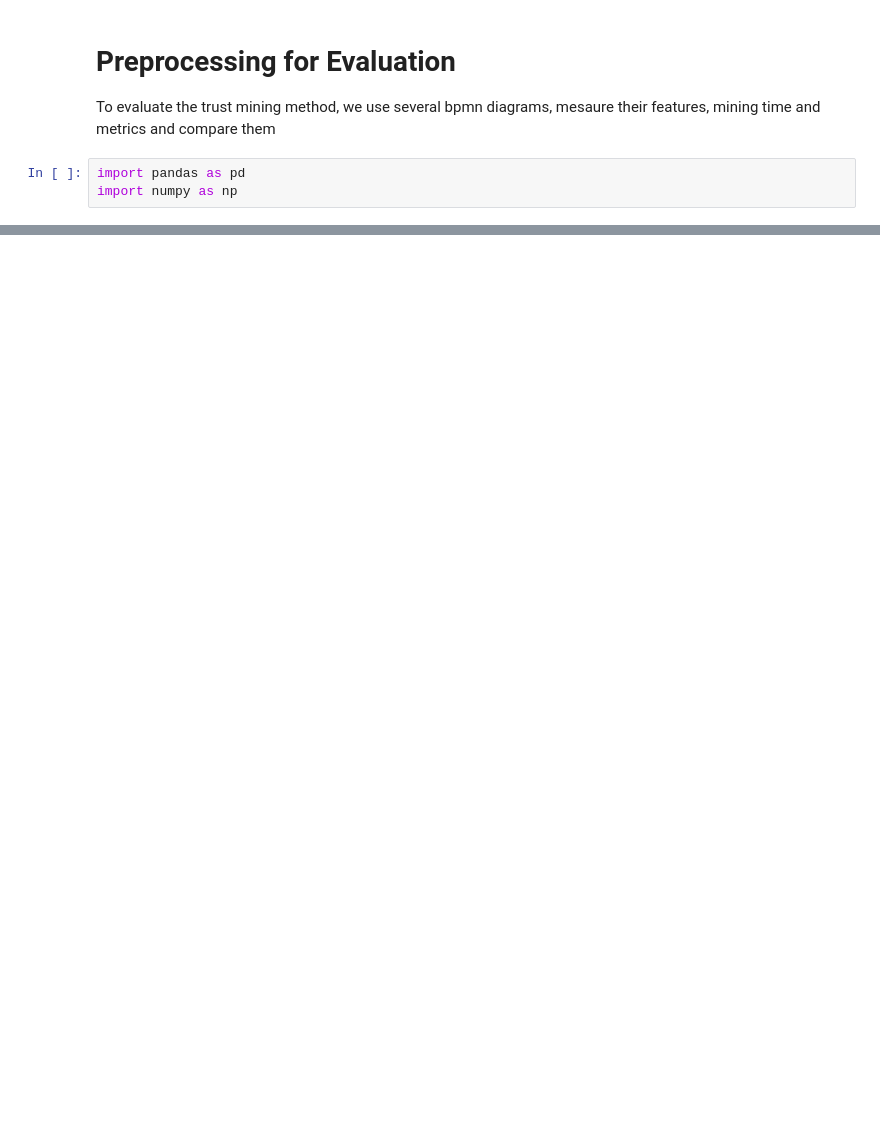
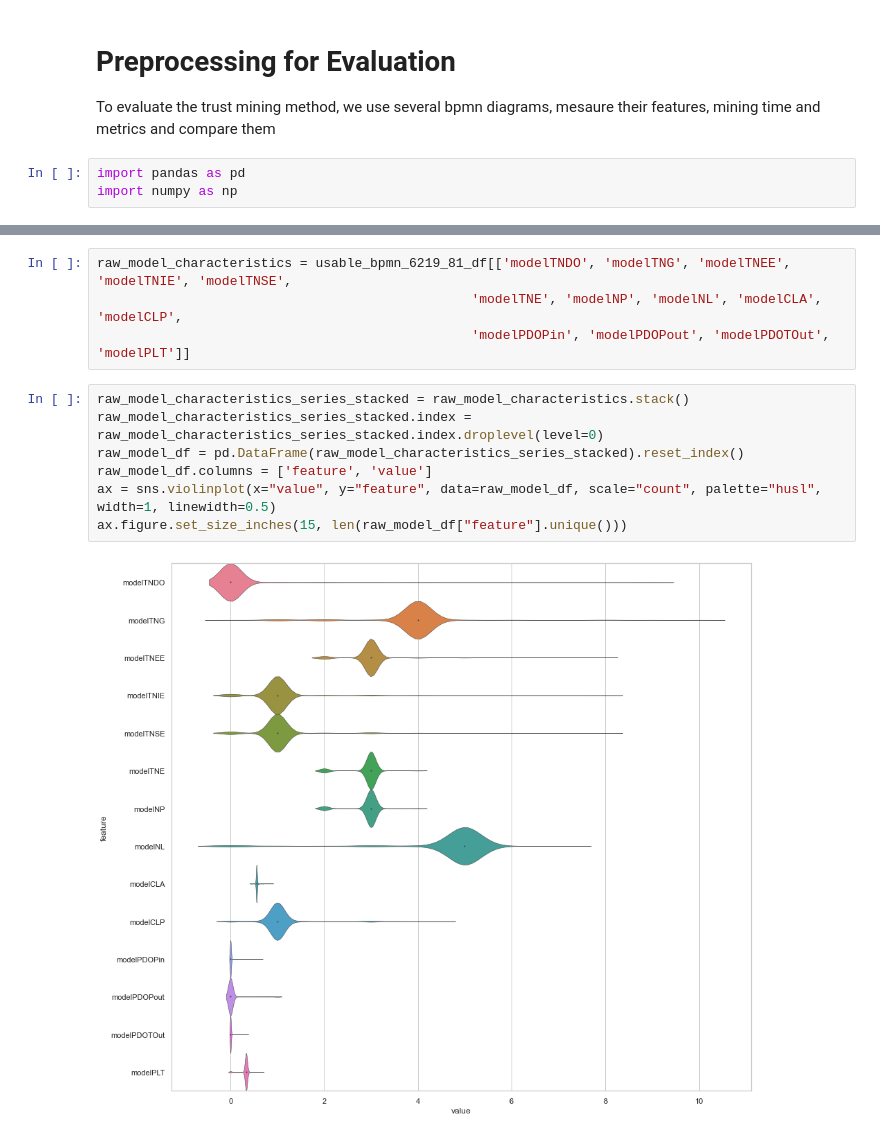
Before and after one commit to justdeko/trust-studio, a Jupyter notebook: trustminer-evaluation/src/aggregation_evaluation.ipynb, the cells around one changed output, grey strips where cells are left out. Cells and saved outputs as stored; diff of their text form; blank space fills up the shorter version.

```diff
--- a/trustminer-evaluation/src/aggregation_evaluation.ipynb
+++ b/trustminer-evaluation/src/aggregation_evaluation.ipynb
@@ -22,0 +123,13 @@ usable_bpmn_6219 = valid_bpmn_6219_df[valid_bpmn_df["modelNP"]>1]
+# %%
+raw_model_characteristics = usable_bpmn_6219_81_df[['modelTNDO', 'modelTNG', 'modelTNEE', 'modelTNIE', 'modelTNSE',
+                                                'modelTNE', 'modelNP', 'modelNL', 'modelCLA', 'modelCLP',
+                                                'modelPDOPin', 'modelPDOPout', 'modelPDOTOut', 'modelPLT']]
+# %%
+raw_model_characteristics_series_stacked = raw_model_characteristics.stack()
+raw_model_characteristics_series_stacked.index = raw_model_characteristics_series_stacked.index.droplevel(level=0)
+raw_model_df = pd.DataFrame(raw_model_characteristics_series_stacked).reset_index()
+raw_model_df.columns = ['feature', 'value']
+ax = sns.violinplot(x="value", y="feature", data=raw_model_df, scale="count", palette="husl", width=1, linewidth=0.5)
+ax.figure.set_size_inches(15, len(raw_model_df["feature"].unique()))
+# %% [output]
+[figure, added]
```
Also changed, not shown: parts of 22 cells of this notebook.
